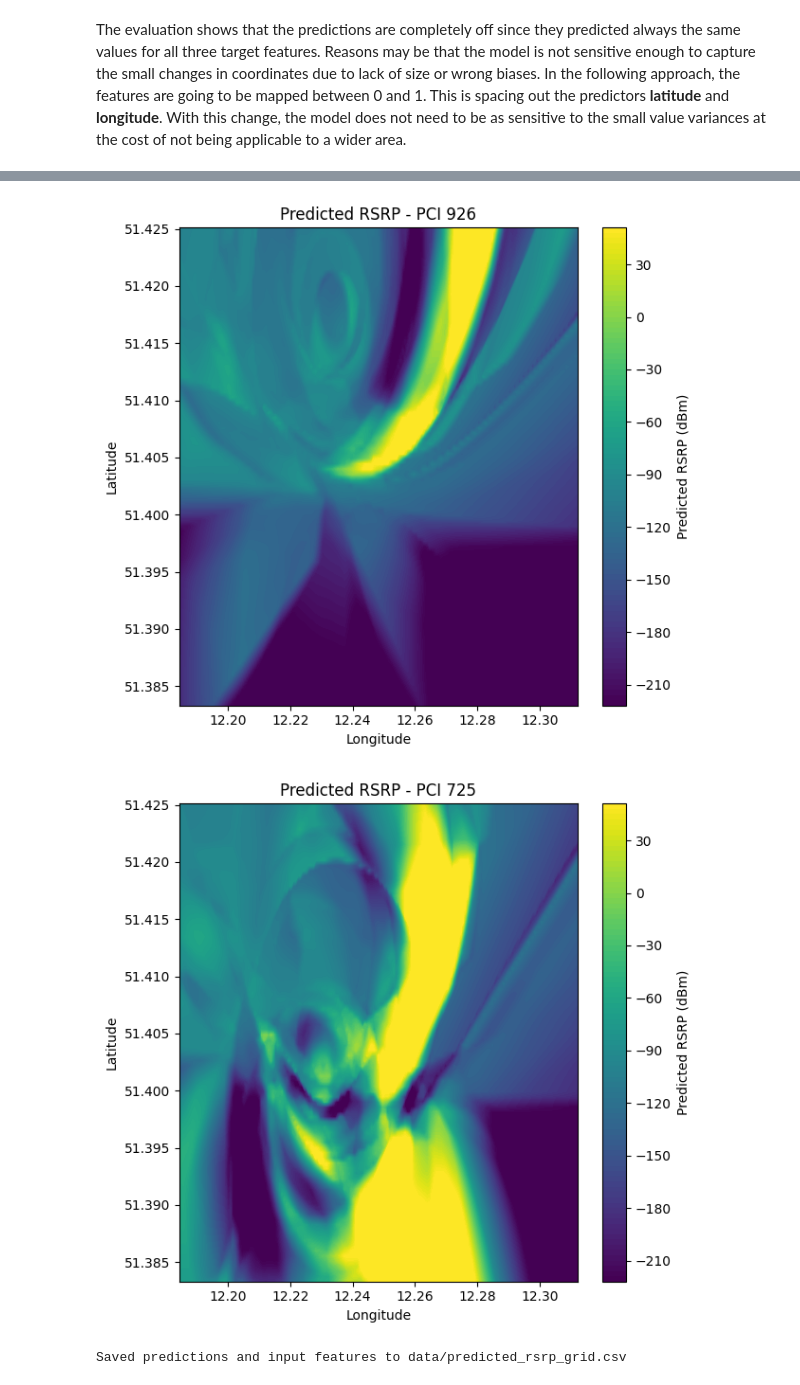
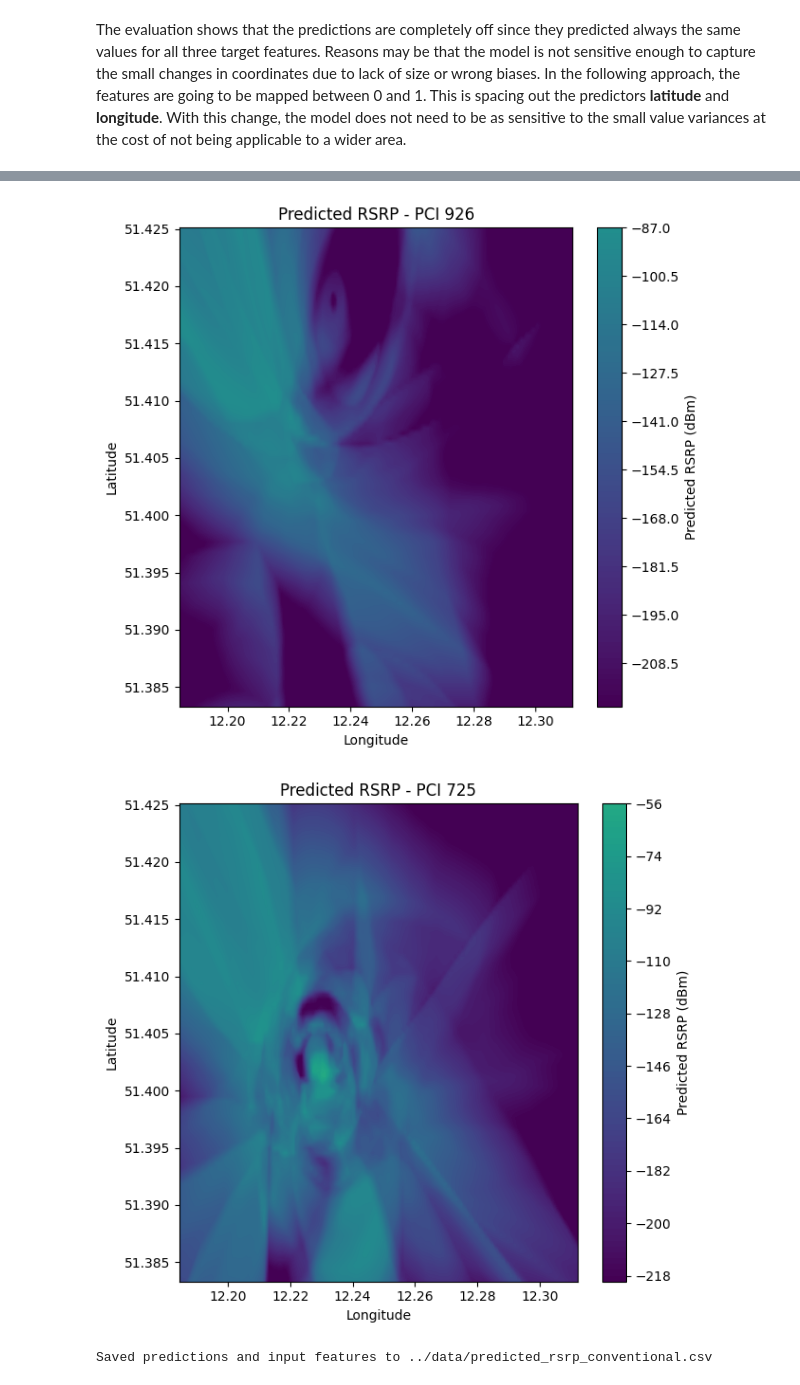
Before and after one commit to IvaroEkel/Probabilistic-Machine-Learning_lecture-PROJECTS, a Jupyter notebook: projects/11-1SAXXXX_mobile_networks/notebooks/modeling.ipynb, the cells around one changed output, grey strips where cells are left out. Cells and saved outputs as stored; diff of their text form; code cells hidden in the pictures.

```diff
--- a/projects/11-1SAXXXX_mobile_networks/notebooks/modeling.ipynb
+++ b/projects/11-1SAXXXX_mobile_networks/notebooks/modeling.ipynb
@@ -63,7 +63,7 @@ class DNN(nn.Module):
 
 model = DNN().to(device)
 
-batch_size = 512
+batch_size = 2048
 
 train_dataset = TensorDataset(torch.tensor(X_train, dtype=torch.float32).to(device), torch.tensor(y_train, dtype=torch.float32).to(device))
 train_loader = DataLoader(train_dataset, batch_size=batch_size, shuffle=True)
@@ -296,9 +296,9 @@ for res in all_results:
 full_pred_df = pd.concat(df_list, ignore_index=True)
 
 # Ensure the directory exists
-os.makedirs('./data', exist_ok=True)
+os.makedirs('../data', exist_ok=True)
 
 # Save to CSV
-full_pred_df.to_csv('data/predicted_rsrp_conventional.csv', index=False)
-print("Saved predictions and input features to data/predicted_rsrp_conventional.csv")
+full_pred_df.to_csv('../data/predicted_rsrp_conventional.csv', index=False)
+print("Saved predictions and input features to ../data/predicted_rsrp_conventional.csv")
 # %% [output]
@@ -308,3 +308,3 @@ print("Saved predictions and input features to data/predicted_rsrp_conventional.
-[figure, old version]
+[figure, new version]
-[figure, old version]
+[figure, new version]
-Saved predictions and input features to data/predicted_rsrp_grid.csv
+Saved predictions and input features to ../data/predicted_rsrp_conventional.csv
```
Also changed, not shown: parts of 2 cells of this notebook, 5 other files.
